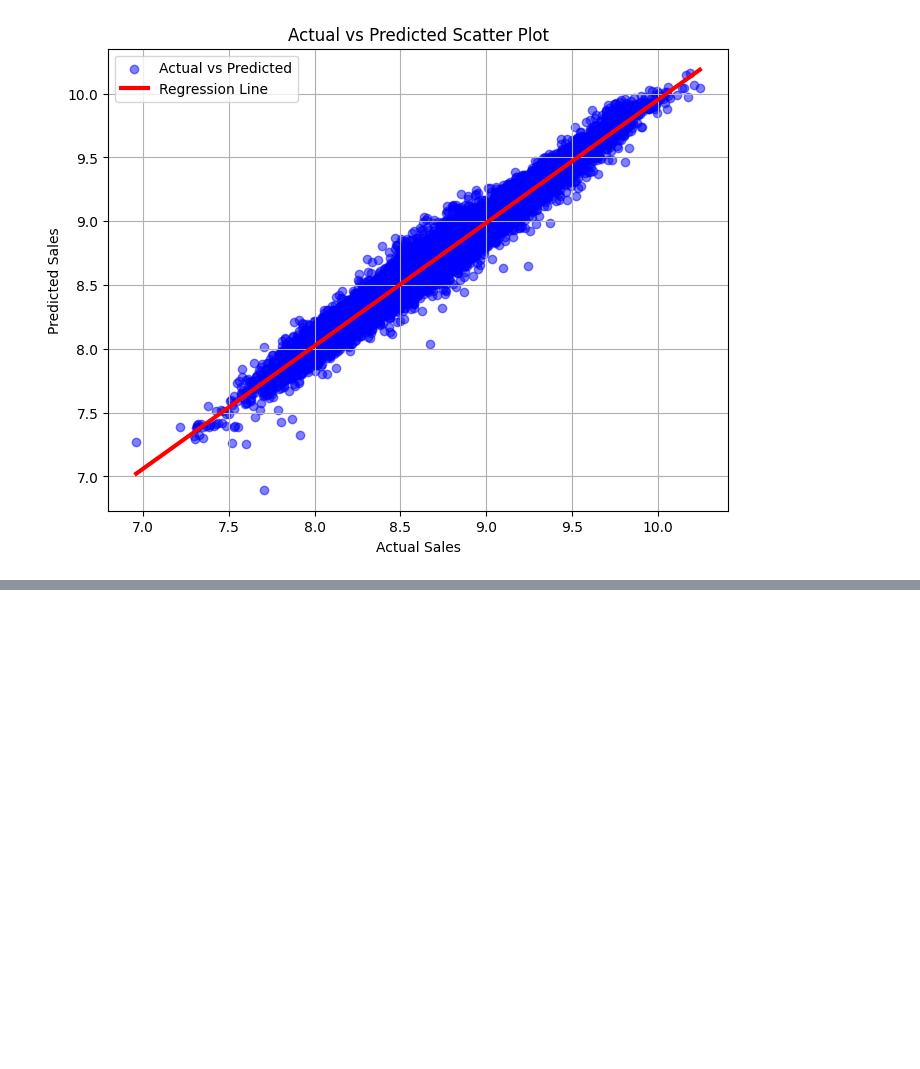
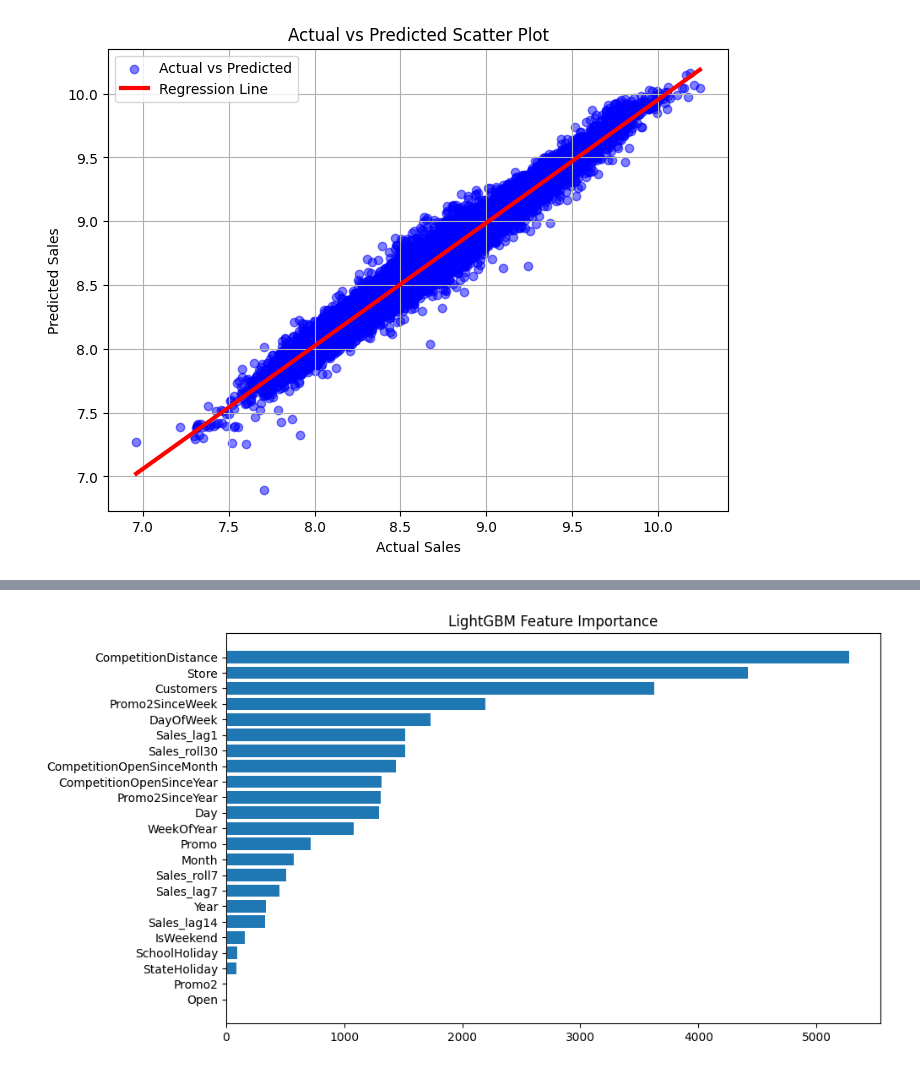
Before and after one commit to VEDA-2402/ML_pipeline, a Jupyter notebook: notebook.ipynb, the cells around one changed output, grey strips where cells are left out. Saved outputs shown, nothing was run; the diff lists cells and outputs as text; code cells hidden in the pictures; blank space fills up the shorter version.

Commit message:
added lightGBM model

```diff
--- a/notebook.ipynb
+++ b/notebook.ipynb
@@ -220,0 +284,15 @@ plt.show()
+# %%
+import matplotlib.pyplot as plt
+import numpy as np
+
+plt.figure(figsize=(10, 6))
+feat_imp = lgbm.feature_importances_
+indices = np.argsort(feat_imp)[::-1]
+names = X_train.columns[indices]
+
+plt.barh(names, feat_imp[indices])
+plt.title("LightGBM Feature Importance")
+plt.gca().invert_yaxis()
+plt.show()
+# %% [output]
+[figure, added]
```
Also changed, not shown: parts of 2 cells of this notebook.
